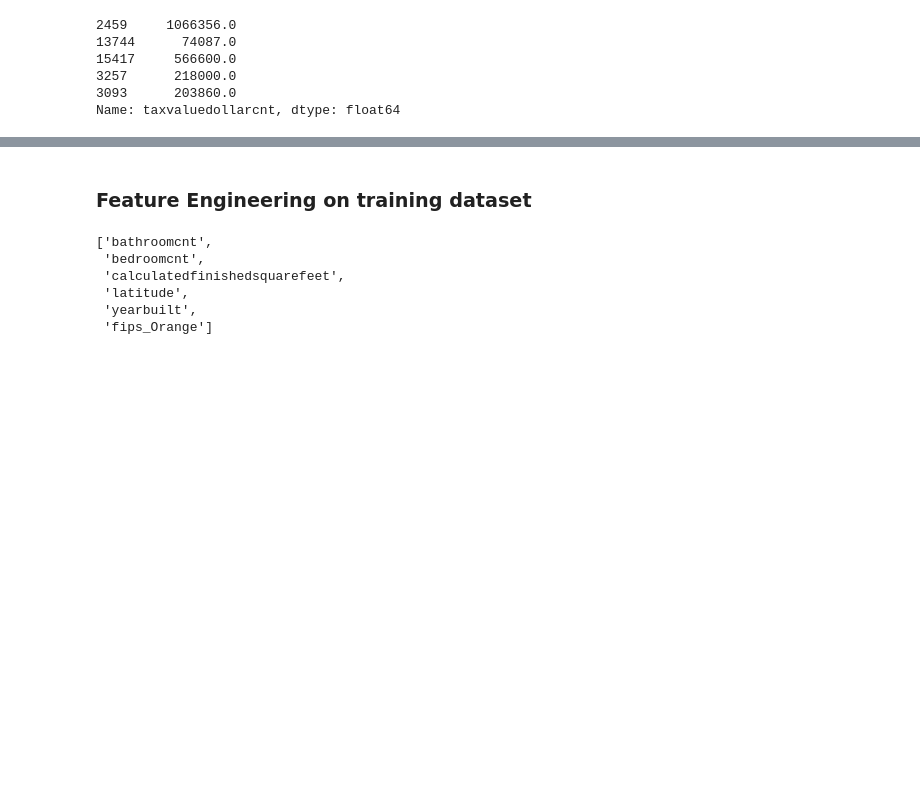
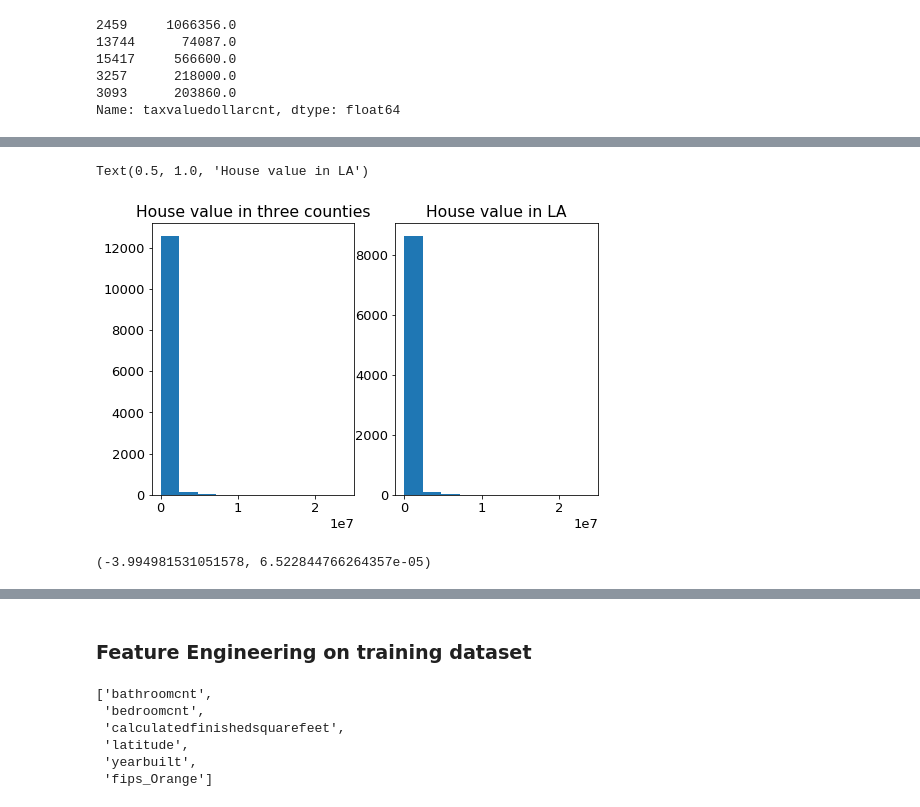
Before and after one commit to Estimating-Home-Value/Predicting-Tax-Assessed-Home-Values, a Jupyter notebook: scratchpad_shi.ipynb, the cells around one changed output, grey strips where cells are left out. Cells and saved outputs as stored; diff of their text form; code cells hidden in the pictures; blank space fills up the shorter version.

```diff
--- a/scratchpad_shi.ipynb
+++ b/scratchpad_shi.ipynb
@@ -1169,0 +1229,13 @@ Name: taxvaluedollarcnt, dtype: float64
+# %%
+# Create masks values for three counties
+
+mask_LA = train['fips_Los Angeles'] == 1
+train_LA = train[mask_LA]
+
+mask_orange = train['fips_Orange'] == 1
+train_orange = train[mask_orange]
+
+mask_ventura = train['fips_Ventura'] == 1
+train_ventura = train[mask_ventura]
+
+train_LA.shape, train_orange.shape, train_ventura.shape
@@ -1169,0 +1258,23 @@ Name: taxvaluedollarcnt, dtype: float64
+# %%
+plt. figure(figsize=(8,5))
+
+plt.subplot(1,2,1)
+
+plt.hist(y_train)
+plt.title('House value in three counties')
+
+plt.subplot(1,2,2)
+plt.hist(train_LA.taxvaluedollarcnt)
+plt.title('House value in LA')
+# %% [output]
+Text(0.5, 1.0, 'House value in LA')
+[figure, added]
+# %%
+# Run one-sample test
+
+from scipy import stats
+
+t, p = stats.ttest_1samp(train_LA.taxvaluedollarcnt, y_train.mean())
+t, p
+# %% [output]
+(-3.994981531051578, 6.522844766264357e-05)
```
Also changed, not shown: parts of 25 cells of this notebook.
